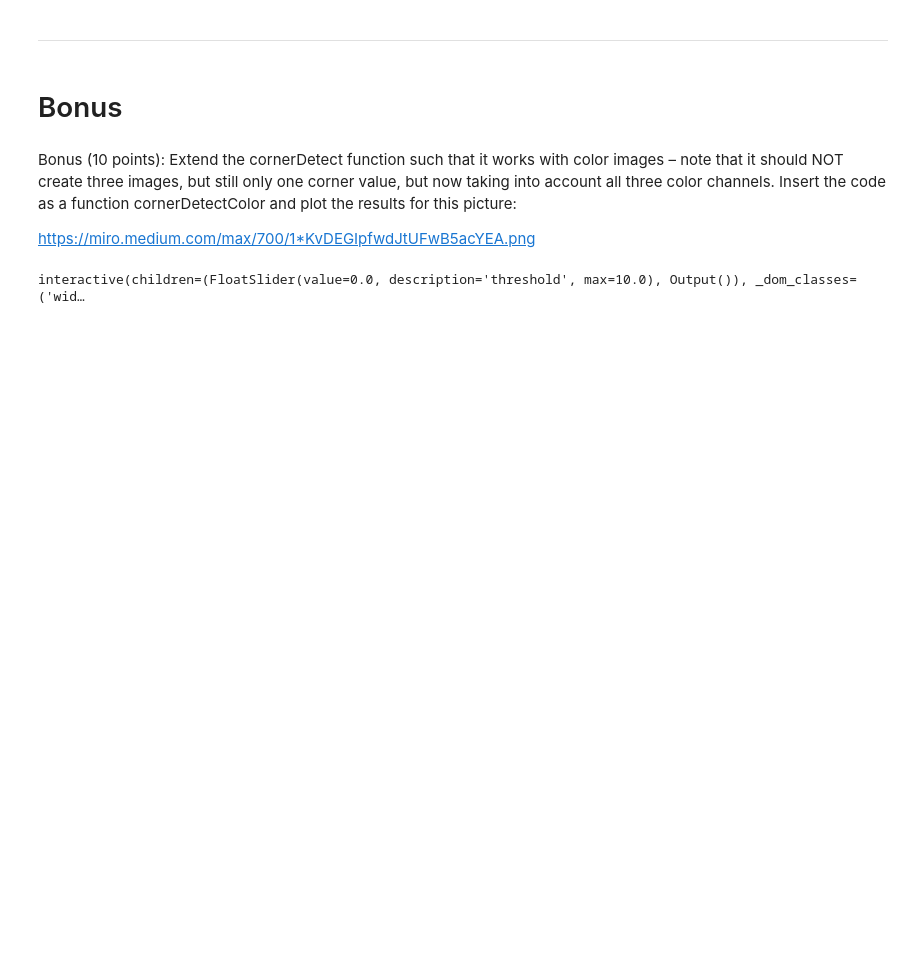
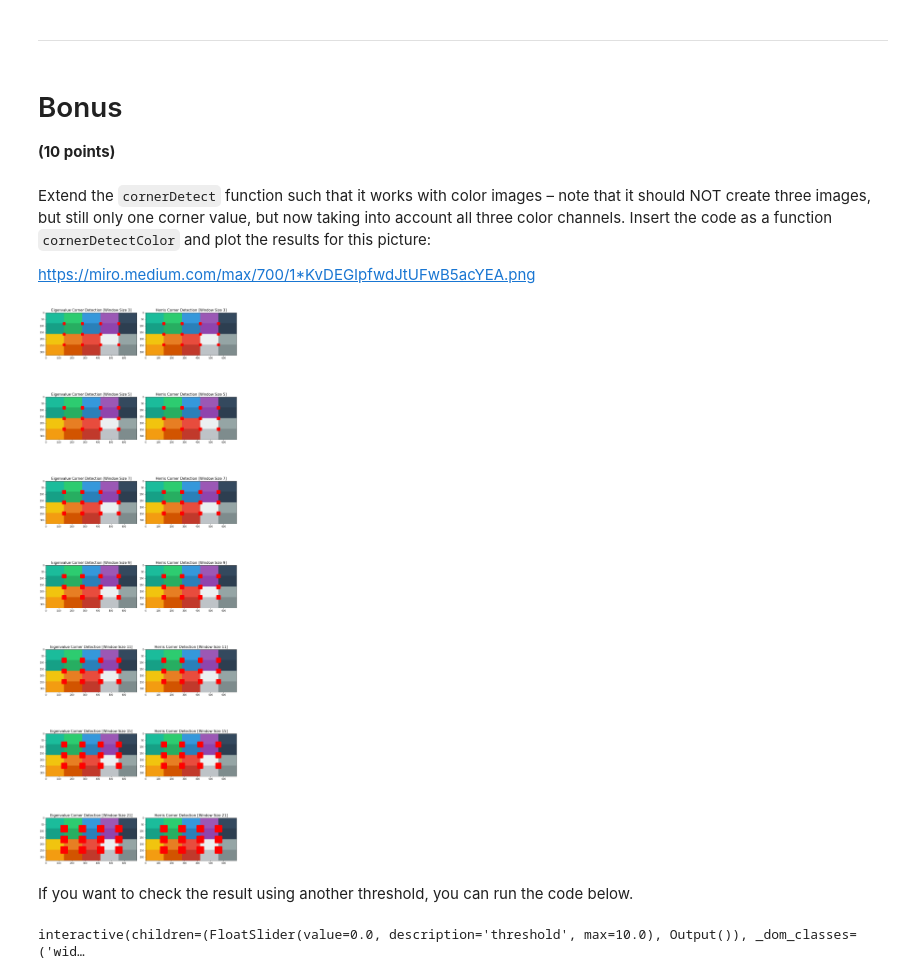
Before and after one commit to TooTouch/KU-ComputerVision, a Jupyter notebook: Assignment3/corners.ipynb, the cells around one changed output. Cells and saved outputs as stored; diff of their text form; code cells hidden in the pictures; blank space fills up the shorter version.

```diff
--- a/Assignment3/corners.ipynb
+++ b/Assignment3/corners.ipynb
@@ -248,8 +270,10 @@ pd.DataFrame({
 ---
 # %% [markdown]
 # Bonus
+
+**(10 points)**
 # %% [markdown]
-Bonus (10 points): Extend the cornerDetect function such that it works with color images – note that it should NOT create three images, but still only one corner value, but now taking into account all three color channels. Insert the code as a function cornerDetectColor and plot the results for this picture:
+Extend the `cornerDetect` function such that it works with color images – note that it should NOT create three images, but still only one corner value, but now taking into account all three color channels. Insert the code as a function `cornerDetectColor` and plot the results for this picture:
 
 https://miro.medium.com/max/700/1*KvDEGIpfwdJtUFwB5acYEA.png
 # %%
@@ -360,6 +386,12 @@ def plotting_color_corner_result(threshold):
 
     plt.tight_layout()
     plt.show()
+# %%
+plotting_color_corner_result(threshold=0)
+# %% [output]
+[figure, added]
+# %% [markdown]
+If you want to check the result using another threshold, you can run the code below.
 # %%
 threshold = ipywidgets.FloatSlider(value=0, min=0, max=10, step=0.1)
 ipywidgets.interactive(plotting_color_corner_result, threshold=threshold)
```
Also changed, not shown: parts of 12 cells of this notebook, 3 other files.
